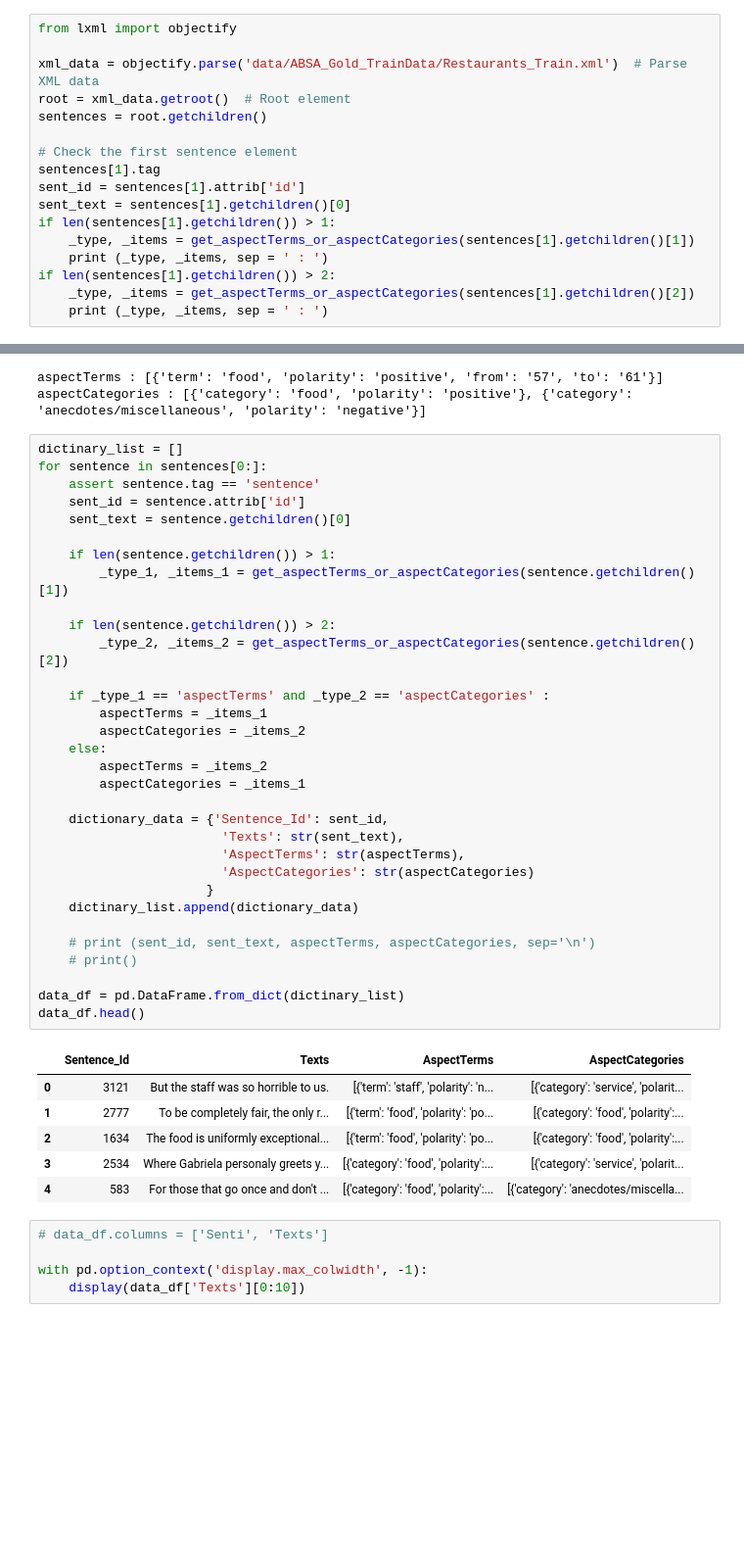
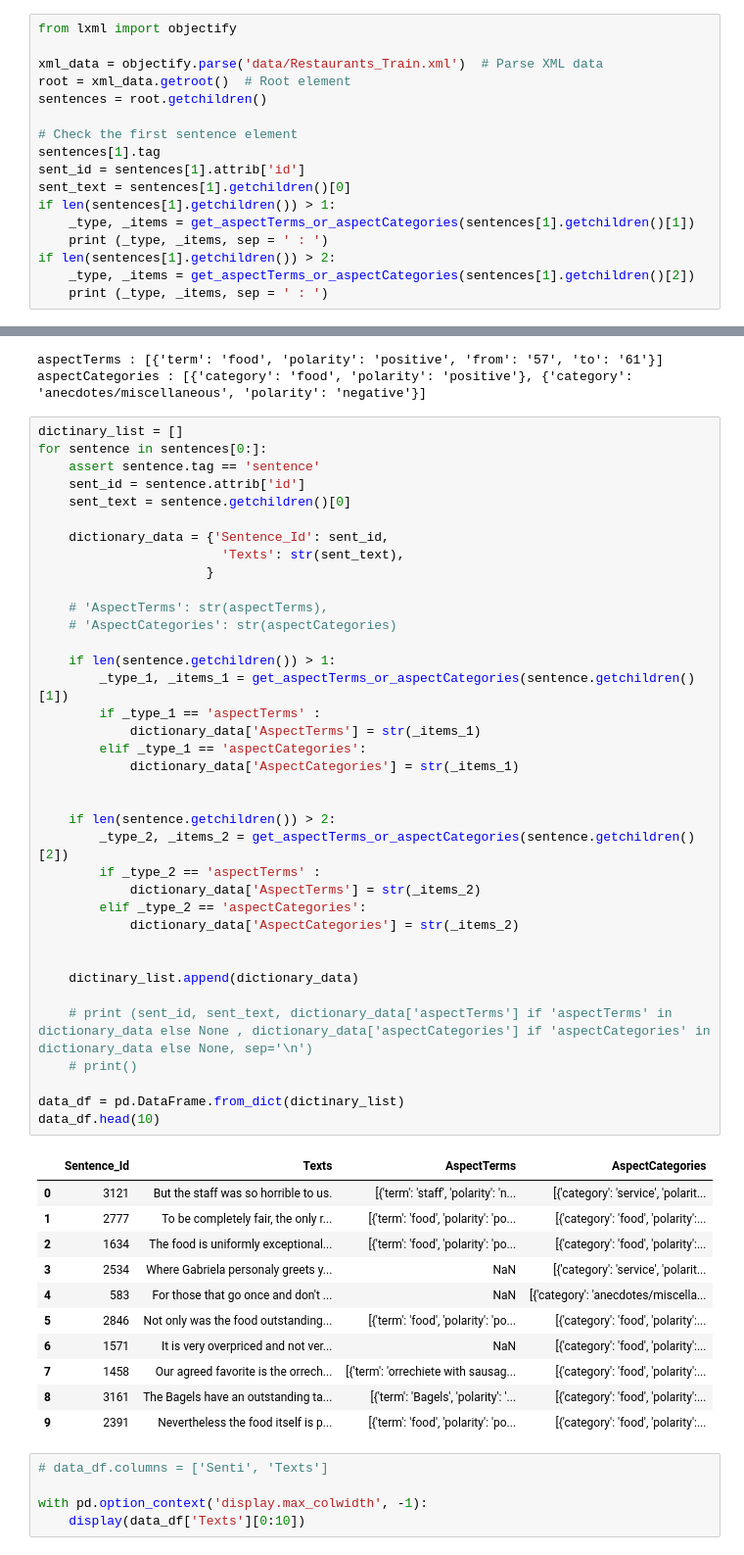
Before and after one commit to rizvi-kth/python-cronicals, a Jupyter notebook: NLP/spacy_cronicals/s1_restaurent_data.ipynb, the cells around one changed output, grey strips where cells are left out. Shown at 98% size. Saved outputs shown, nothing was run; the diff lists cells and outputs as text; blank space fills up the shorter version.

```diff
--- a/NLP/spacy_cronicals/s1_restaurent_data.ipynb
+++ b/NLP/spacy_cronicals/s1_restaurent_data.ipynb
@@ -54,7 +64,7 @@ def get_aspectTerms_or_aspectCategories(terms_or_categories):
 # %%
 from lxml import objectify
 
-xml_data = objectify.parse('data/ABSA_Gold_TrainData/Restaurants_Train.xml')  # Parse XML data
+xml_data = objectify.parse('data/Restaurants_Train.xml')  # Parse XML data
 root = xml_data.getroot()  # Root element
 sentences = root.getchildren()
 
@@ -75,42 +85,52 @@ aspectCategories : [{'category': 'food', 'polarity': 'positive'}, {'category': '
 # %%
 dictinary_list = []
 for sentence in sentences[0:]:
     assert sentence.tag == 'sentence'
     sent_id = sentence.attrib['id']
     sent_text = sentence.getchildren()[0]
 
+    dictionary_data = {'Sentence_Id': sent_id,
+                        'Texts': str(sent_text),
+                      }
+
+    # 'AspectTerms': str(aspectTerms),
+    # 'AspectCategories': str(aspectCategories)
+
     if len(sentence.getchildren()) > 1:
         _type_1, _items_1 = get_aspectTerms_or_aspectCategories(sentence.getchildren()[1])
+        if _type_1 == 'aspectTerms' :
+            dictionary_data['AspectTerms'] = str(_items_1)
+        elif _type_1 == 'aspectCategories':
+            dictionary_data['AspectCategories'] = str(_items_1)
+
 
     if len(sentence.getchildren()) > 2:
         _type_2, _items_2 = get_aspectTerms_or_aspectCategories(sentence.getchildren()[2])
+        if _type_2 == 'aspectTerms' :
+            dictionary_data['AspectTerms'] = str(_items_2)
+        elif _type_2 == 'aspectCategories':
+            dictionary_data['AspectCategories'] = str(_items_2)
 
-    if _type_1 == 'aspectTerms' and _type_2 == 'aspectCategories' :
-        aspectTerms = _items_1
-        aspectCategories = _items_2
-    else:
-        aspectTerms = _items_2
-        aspectCategories = _items_1
 
-    dictionary_data = {'Sentence_Id': sent_id,
-                        'Texts': str(sent_text),
-                        'AspectTerms': str(aspectTerms),
-                        'AspectCategories': str(aspectCategories)
-                      }
     dictinary_list.append(dictionary_data)
 
-    # print (sent_id, sent_text, aspectTerms, aspectCategories, sep='\n')
+    # print (sent_id, sent_text, dictionary_data['aspectTerms'] if 'aspectTerms' in dictionary_data else None , dictionary_data['aspectCategories'] if 'aspectCategories' in dictionary_data else None, sep='\n')
     # print()
 
 data_df = pd.DataFrame.from_dict(dictinary_list)
-data_df.head()
+data_df.head(10)
 # %% [output]
 |  | Sentence_Id | Texts | AspectTerms | AspectCategories |
 | 0 | 3121 | But the staff was so horrible to us. | [{'term': 'staff', 'polarity': 'n... | [{'category': 'service', 'polarit... |
 | 1 | 2777 | To be completely fair, the only r... | [{'term': 'food', 'polarity': 'po... | [{'category': 'food', 'polarity':... |
 | 2 | 1634 | The food is uniformly exceptional... | [{'term': 'food', 'polarity': 'po... | [{'category': 'food', 'polarity':... |
-| 3 | 2534 | Where Gabriela personaly greets y... | [{'category': 'food', 'polarity':... | [{'category': 'service', 'polarit... |
-| 4 | 583 | For those that go once and don't ... | [{'category': 'food', 'polarity':... | [{'category': 'anecdotes/miscella... |
+| 3 | 2534 | Where Gabriela personaly greets y... | NaN | [{'category': 'service', 'polarit... |
+| 4 | 583 | For those that go once and don't ... | NaN | [{'category': 'anecdotes/miscella... |
+| 5 | 2846 | Not only was the food outstanding... | [{'term': 'food', 'polarity': 'po... | [{'category': 'food', 'polarity':... |
+| 6 | 1571 | It is very overpriced and not ver... | NaN | [{'category': 'food', 'polarity':... |
+| 7 | 1458 | Our agreed favorite is the orrech... | [{'term': 'orrechiete with sausag... | [{'category': 'food', 'polarity':... |
+| 8 | 3161 | The Bagels have an outstanding ta... | [{'term': 'Bagels', 'polarity': '... | [{'category': 'food', 'polarity':... |
+| 9 | 2391 | Nevertheless the food itself is p... | [{'term': 'food', 'polarity': 'po... | [{'category': 'food', 'polarity':... |
 # %%
 # data_df.columns = ['Senti', 'Texts']
 
```
Also changed, not shown: parts of 55 cells of this notebook, 14 other files.
